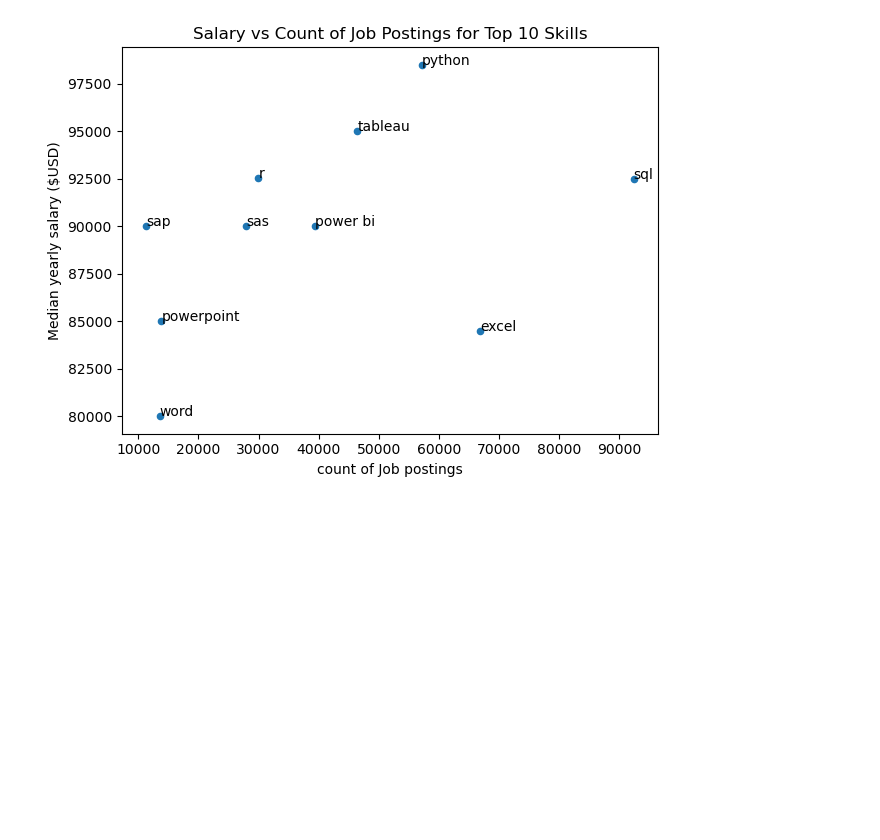
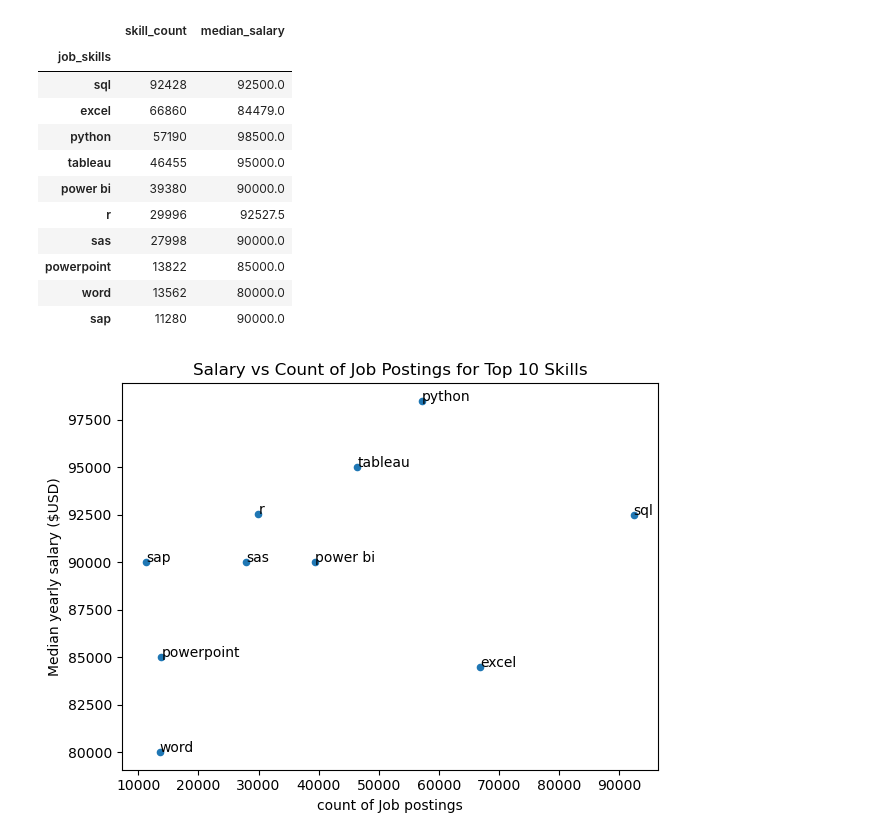
Before and after one commit to Sitta250/python-for-data-analyst, a Jupyter notebook: 15.np-scatter.ipynb, the cells around one changed output. Drawn from its saved outputs; the diff is of its cells as text; code cells hidden in the pictures; blank space fills up the shorter version.

```diff
--- a/15.np-scatter.ipynb
+++ b/15.np-scatter.ipynb
@@ -14,10 +14,24 @@ df = df[df['job_title_short'] == 'Data Analyst']
 # %%
 df_exploaded = df.explode('job_skills')
 skill_stats = df_exploaded.groupby('job_skills').agg(
   skill_count = ('job_skills', 'count'),
   median_salary = ('salary_year_avg', 'median'),
 )
 skill_stats = skill_stats.sort_values(by='skill_count', ascending=False).head(10)
+skill_stats
+# %% [output]
+|  | skill_count | median_salary |
+| job_skills |  |  |
+| sql | 92428 | 92500.0 |
+| excel | 66860 | 84479.0 |
+| python | 57190 | 98500.0 |
+| tableau | 46455 | 95000.0 |
+| power bi | 39380 | 90000.0 |
+| r | 29996 | 92527.5 |
+| sas | 27998 | 90000.0 |
+| powerpoint | 13822 | 85000.0 |
+| word | 13562 | 80000.0 |
+| sap | 11280 | 90000.0 |
 # %%
 skill_stats.plot(kind='scatter', x='skill_count', y='median_salary')
 plt.xlabel('count of Job postings')
```
Also changed, not shown: parts of 1 cell of this notebook, 4 other files.
